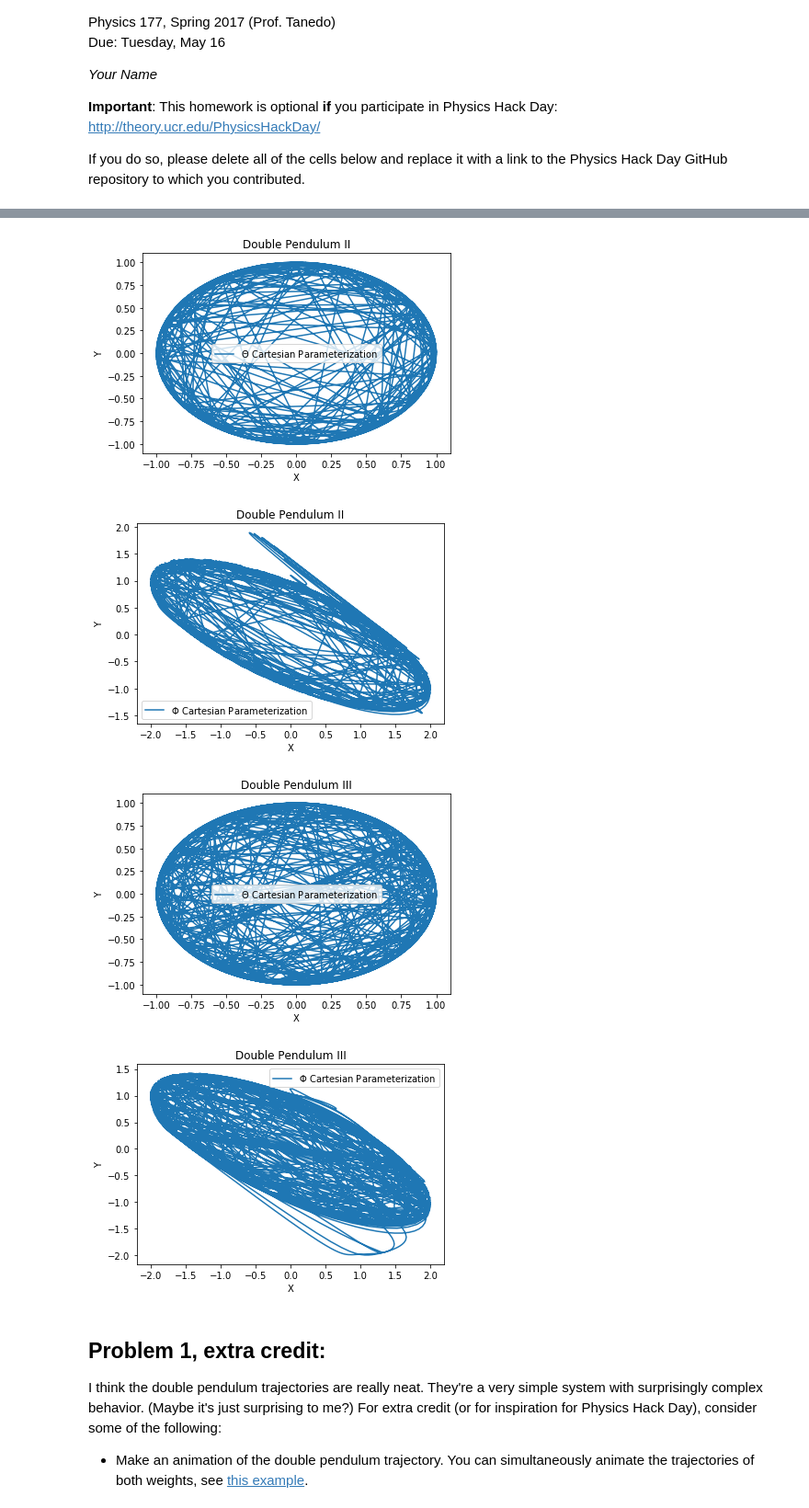
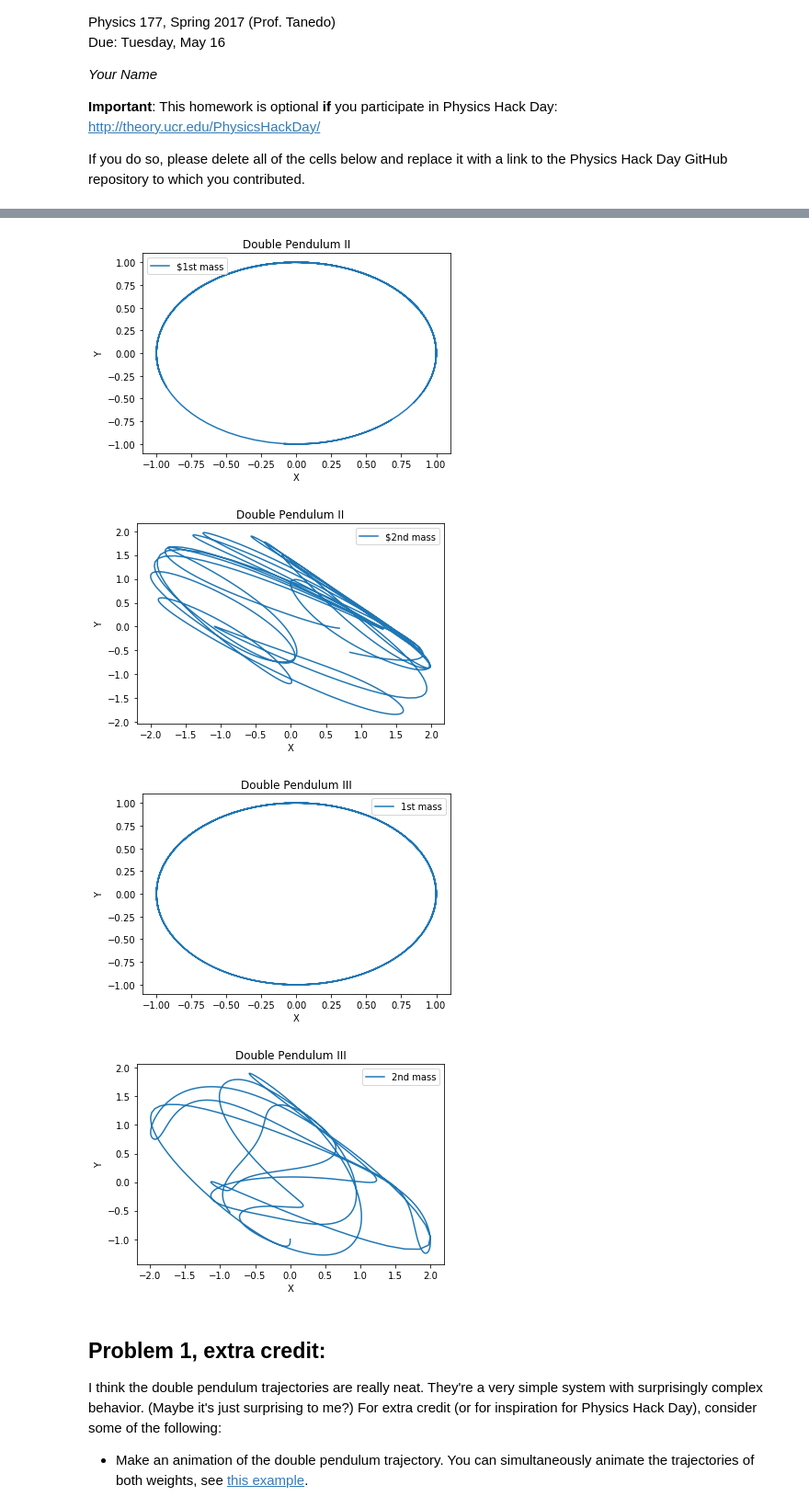
Before and after one commit to kyleperez/Homework05, a Jupyter notebook: Homework 5.ipynb, the cells around one changed output, grey strips where cells are left out. Shown at 92% size. Drawn from its saved outputs; the diff is of its cells as text; code cells hidden in the pictures.

```diff
--- a/Homework 5.ipynb
+++ b/Homework 5.ipynb
@@ -94,55 +126,62 @@ plt.show()
 # %%
-cond = np.array([1.0, 0.0, 1.0, 0.0])
-z = integrate.odeint(eqn_motion, cond, tt)
+theta0 = 1.0 #Initial radian displacement
+phi0 = 0.0 #2nd Mass radian displacement
+omega0 = 0.0 #Initial angular velocity
+w0 = 0.0 #2nd initial velocity
 
-x1 = l * sin(z[:, 0])
-y1 = -l * cos(z[:, 0])
+times, thetaf, phif, omegaf, wf = integrate()
+x1 = l * sin(thetaf)
+y1 = -l * cos(thetaf)
 
-x2 = l * sin(z[:, 1]) + x1
-y2 = - l * sin(z[:, 1]) + y1
+x2 = l * sin(phif) + x1
+y2 = - l * sin(phif) + y1
 
-plt.plot(x1, y1, label='$\Theta$ Cartesian Parameterization')
+plt.plot(x1, y1, label='$1st mass')
 plt.title("Double Pendulum II")
 plt.xlabel('X')
 plt.ylabel('Y')
 plt.legend()
 plt.show()
 
-plt.plot(x2, y2, label = '$\Phi$ Cartesian Parameterization')
+plt.plot(x2, y2, label = '$2nd mass')
 plt.title("Double Pendulum II")
 plt.xlabel('X')
 plt.ylabel('Y')
 plt.legend()
 plt.show()
 # %% [output]
-[figure, old version]
+[figure, new version]
-[figure, old version]
+[figure, new version]
 # %%
 cond = np.array([0.0, 0.0, 1.0, -1.0])
-z = integrate.odeint(eqn_motion, cond, tt)
+theta0 = 0.0 #Initial radian displacement
+phi0 = 0.0 #2nd Mass radian displacement
+omega0 = -1.0 #Initial angular velocity
+w0 = 1.0 #2nd initial velocity
 
-x1 = l * sin(z[:, 0])
-y1 = -l * cos(z[:, 0])
+times, thetaf, phif, omegaf, wf = integrate()
+x1 = l * sin(thetaf)
+y1 = -l * cos(thetaf)
 
-x2 = l * sin(z[:, 1]) + x1
-y2 = - l * sin(z[:, 1]) + y1
+x2 = l * sin(phif) + x1
+y2 = - l * sin(phif) + y1
 
-plt.plot(x1, y1, label='$\Theta$ Cartesian Parameterization')
+plt.plot(x1, y1, label='1st mass')
 plt.title("Double Pendulum III")
 plt.xlabel('X')
 plt.ylabel('Y')
 plt.legend()
 plt.show()
 
-plt.plot(x2, y2, label = '$\Phi$ Cartesian Parameterization')
+plt.plot(x2, y2, label = '2nd mass')
 plt.title("Double Pendulum III")
 plt.xlabel('X')
 plt.ylabel('Y')
 plt.legend()
 plt.show()
 # %% [output]
-[figure, old version]
+[figure, new version]
-[figure, old version]
+[figure, new version]
 # %% [markdown]
 ## Problem 1, extra credit:
 
```
Also changed, not shown: parts of 5 cells of this notebook.
